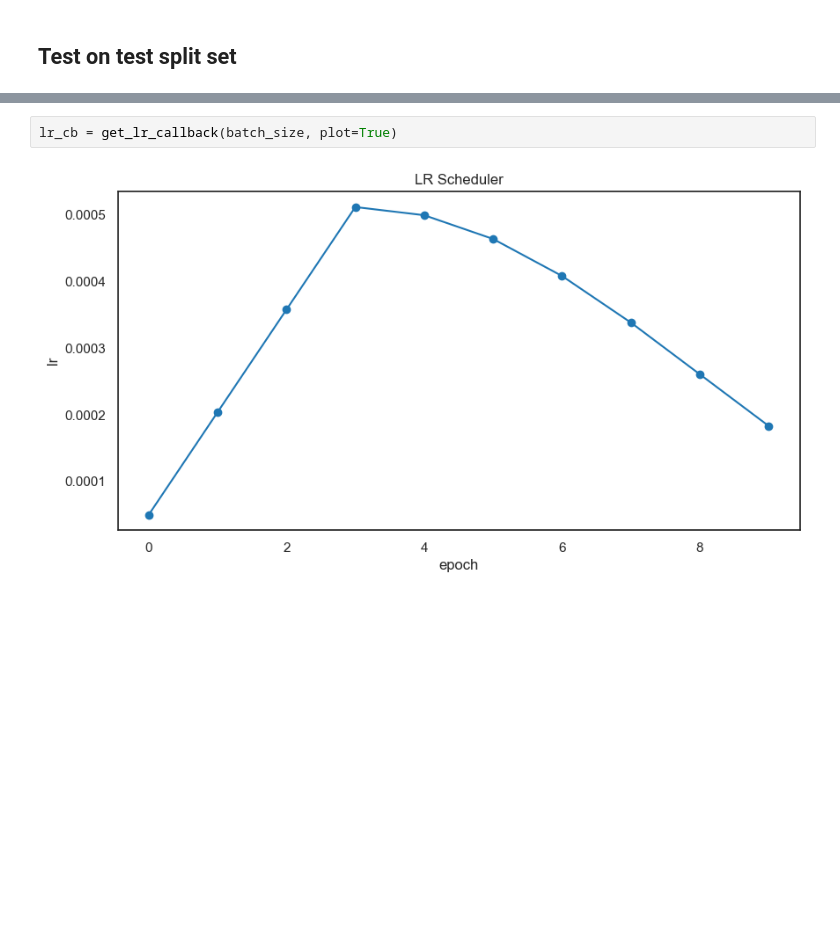
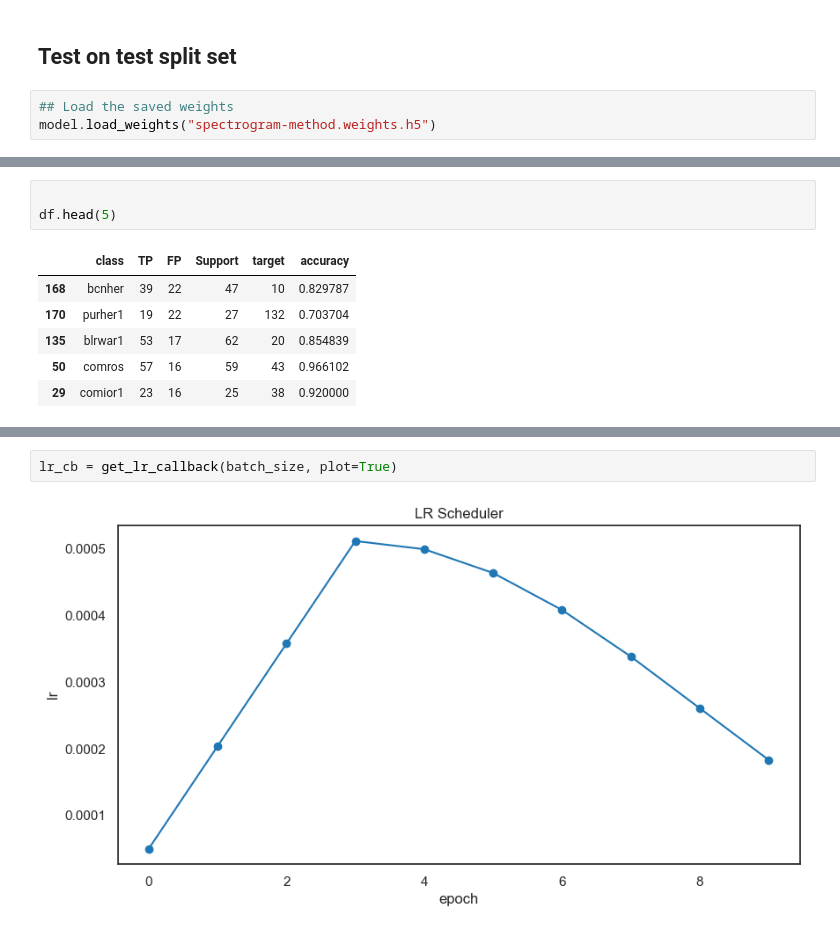
Before and after one commit to kagozi/BirdCLEF-2024, a Jupyter notebook: spectrogram-method.ipynb, the cells around one changed output, grey strips where cells are left out. Saved outputs shown, nothing was run; the diff lists cells and outputs as text; blank space fills up the shorter version.

```diff
--- a/spectrogram-method.ipynb
+++ b/spectrogram-method.ipynb
@@ -764,4 +814,7 @@ Epoch 10/10
 305/305 ━━━━━━━━━━━━━━━━━━━━ 2014s 7s/step - auc: 0.8869 - loss: 0.9238 - val_auc: 0.9577 - val_loss: 1.3936 - learning_rate: 1.8344e-04
 # %% [markdown]
 ## Test on test split set
+# %%
+## Load the saved weights
+model.load_weights("spectrogram-method.weights.h5")
 # %%
@@ -819,0 +1031,10 @@ plot_confusion_matrix(y_true, [int(pred[0]) for pred in y_pred], class_names)
+# %%
+
+df.head(5)
+# %% [output]
+|  | class | TP | FP | Support | target | accuracy |
+| 168 | bcnher | 39 | 22 | 47 | 10 | 0.829787 |
+| 170 | purher1 | 19 | 22 | 27 | 132 | 0.703704 |
+| 135 | blrwar1 | 53 | 17 | 62 | 20 | 0.854839 |
+| 50 | comros | 57 | 16 | 59 | 43 | 0.966102 |
+| 29 | comior1 | 23 | 16 | 25 | 38 | 0.920000 |
```
Also changed, not shown: parts of 36 cells of this notebook, 1 other file.
